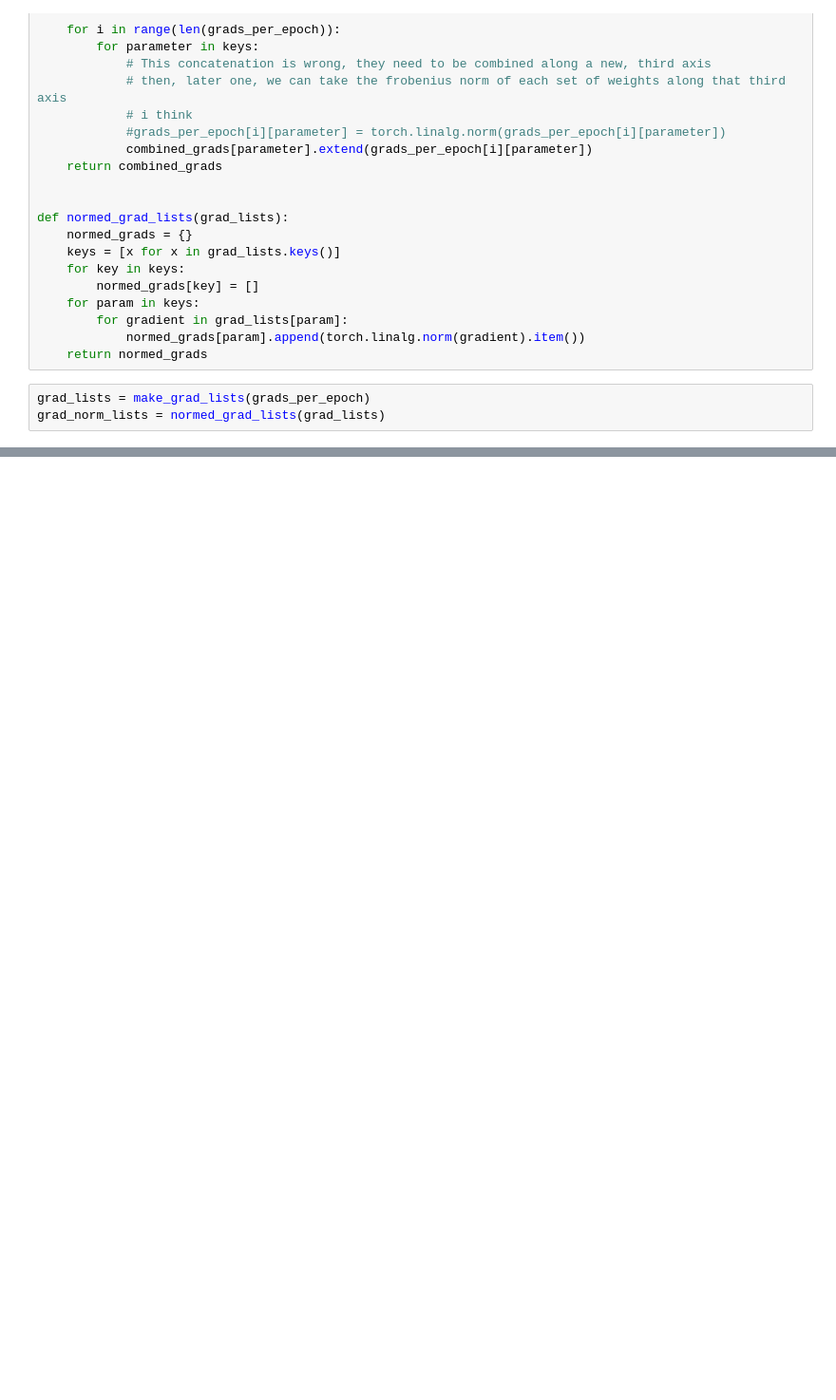
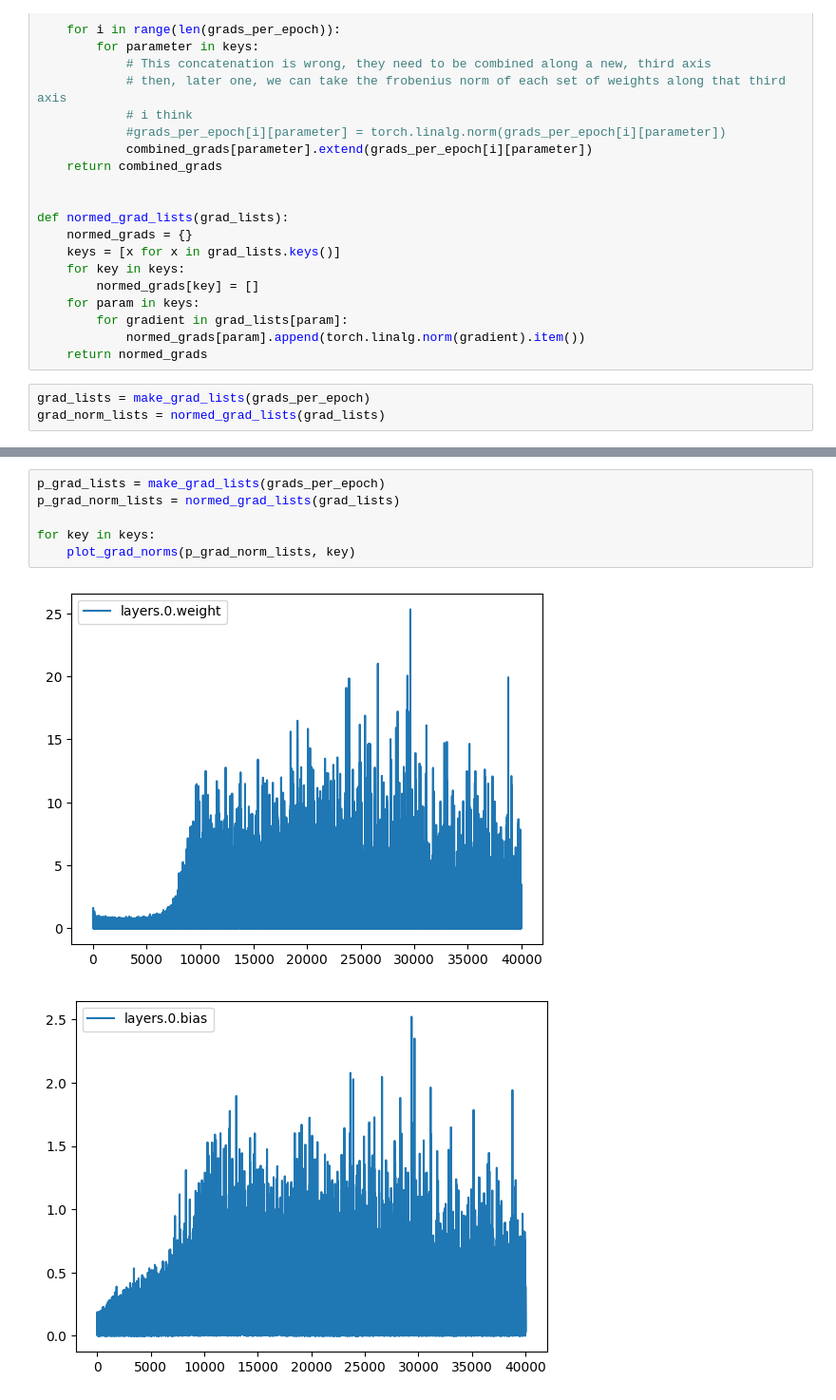
Before and after one commit to AS0berle/generalization-preconditioning, a Jupyter notebook: initial_exploration/descent.ipynb, the cells around one changed output, grey strips where cells are left out. Shown at 95% size. Drawn from its saved outputs; the diff is of its cells as text; blank space fills up the shorter version.

```diff
--- a/initial_exploration/descent.ipynb
+++ b/initial_exploration/descent.ipynb
@@ -228,0 +295,9 @@ dtype: float64
+# %%
+p_grad_lists = make_grad_lists(grads_per_epoch)
+p_grad_norm_lists = normed_grad_lists(grad_lists)
+
+for key in keys:
+    plot_grad_norms(p_grad_norm_lists, key)
+# %% [output]
+[figure, added]
+[figure, added]
```
Also changed, not shown: parts of 11 cells of this notebook, 1 other file.
